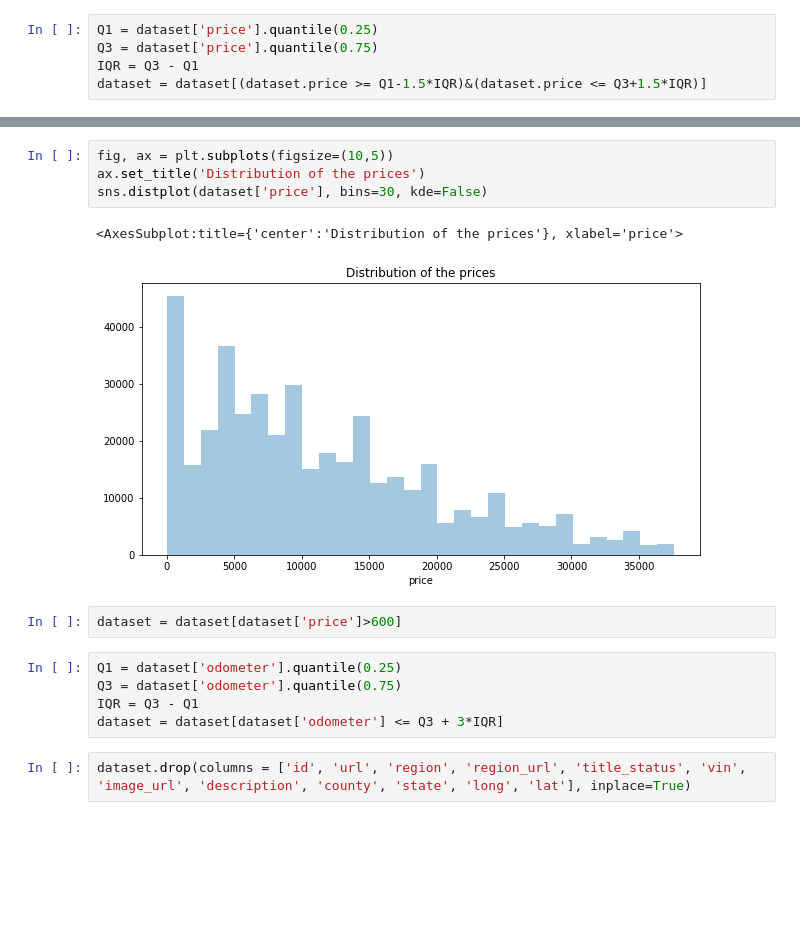
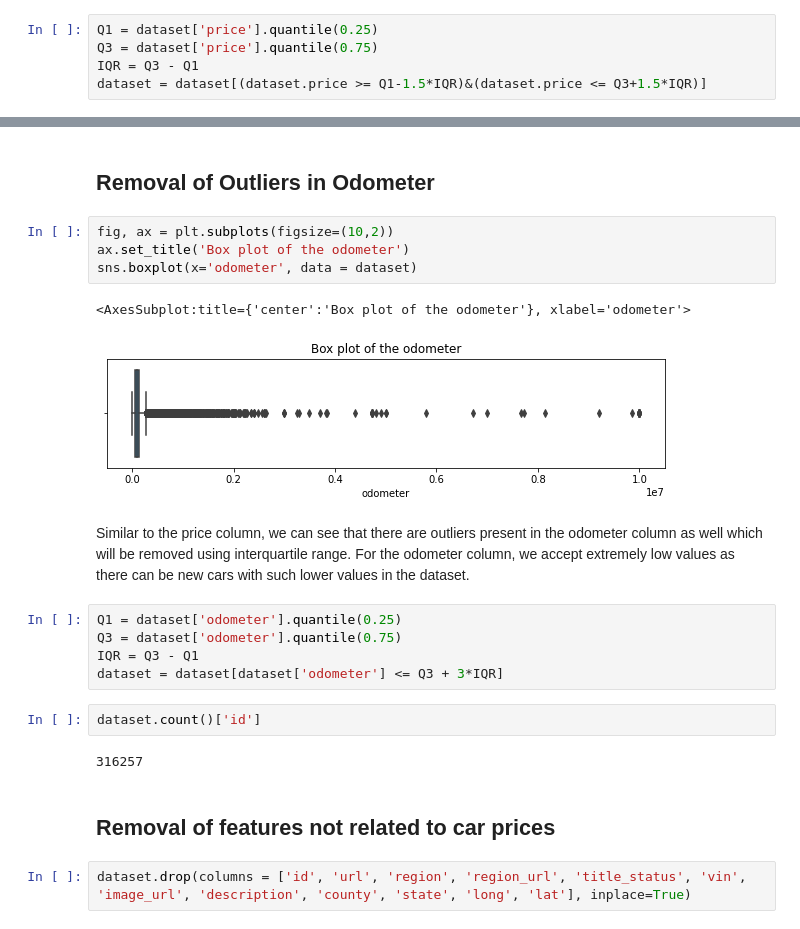
Before and after one commit to rdalexis/uw-ece657a-project-group25, a Jupyter notebook: Used_Car_Price_Prediction.ipynb, the cells around one changed output, grey strips where cells are left out. Drawn from its saved outputs; the diff is of its cells as text; blank space fills up the shorter version.

Commit message:
Completed data cleaning

```diff
--- a/Used_Car_Price_Prediction.ipynb
+++ b/Used_Car_Price_Prediction.ipynb
@@ -69,16 +86,24 @@ dataset.count()['id']
+# %% [markdown]
+<h2>Removal of Outliers in Odometer</h2>
 # %%
-fig, ax = plt.subplots(figsize=(10,5))
-ax.set_title('Distribution of the prices')
-sns.distplot(dataset['price'], bins=30, kde=False)
+fig, ax = plt.subplots(figsize=(10,2))
+ax.set_title('Box plot of the odometer')
+sns.boxplot(x='odometer', data = dataset)
 # %% [output]
-<AxesSubplot:title={'center':'Distribution of the prices'}, xlabel='price'>
+<AxesSubplot:title={'center':'Box plot of the odometer'}, xlabel='odometer'>
-[figure, old version]
+[figure, new version]
-# %%
-dataset = dataset[dataset['price']>600]
+# %% [markdown]
+Similar to the price column, we can see that there are outliers present in the odometer column as well which will be removed using interquartile range. For the odometer column, we accept extremely low values as there can be new cars with such lower values in the dataset.
 # %%
 Q1 = dataset['odometer'].quantile(0.25)
 Q3 = dataset['odometer'].quantile(0.75)
 IQR = Q3 - Q1
 dataset = dataset[dataset['odometer'] <= Q3 + 3*IQR]
+# %%
+dataset.count()['id']
+# %% [output]
+316257
+# %% [markdown]
+<h2>Removal of features not related to car prices</h2>
 # %%
 dataset.drop(columns = ['id', 'url', 'region', 'region_url', 'title_status', 'vin', 'image_url', 'description', 'county', 'state', 'long', 'lat'], inplace=True)
```
Also changed, not shown: parts of 36 cells of this notebook, 1 other file.
